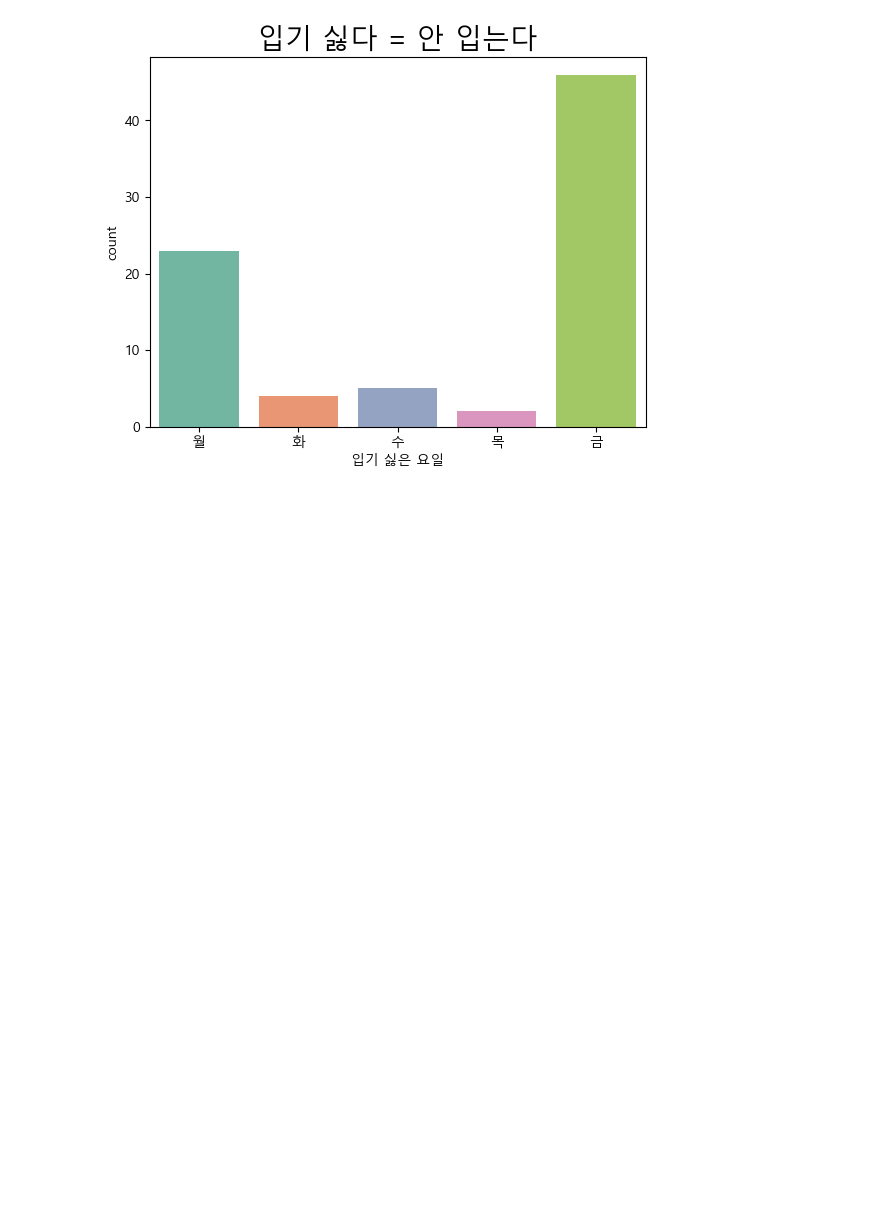
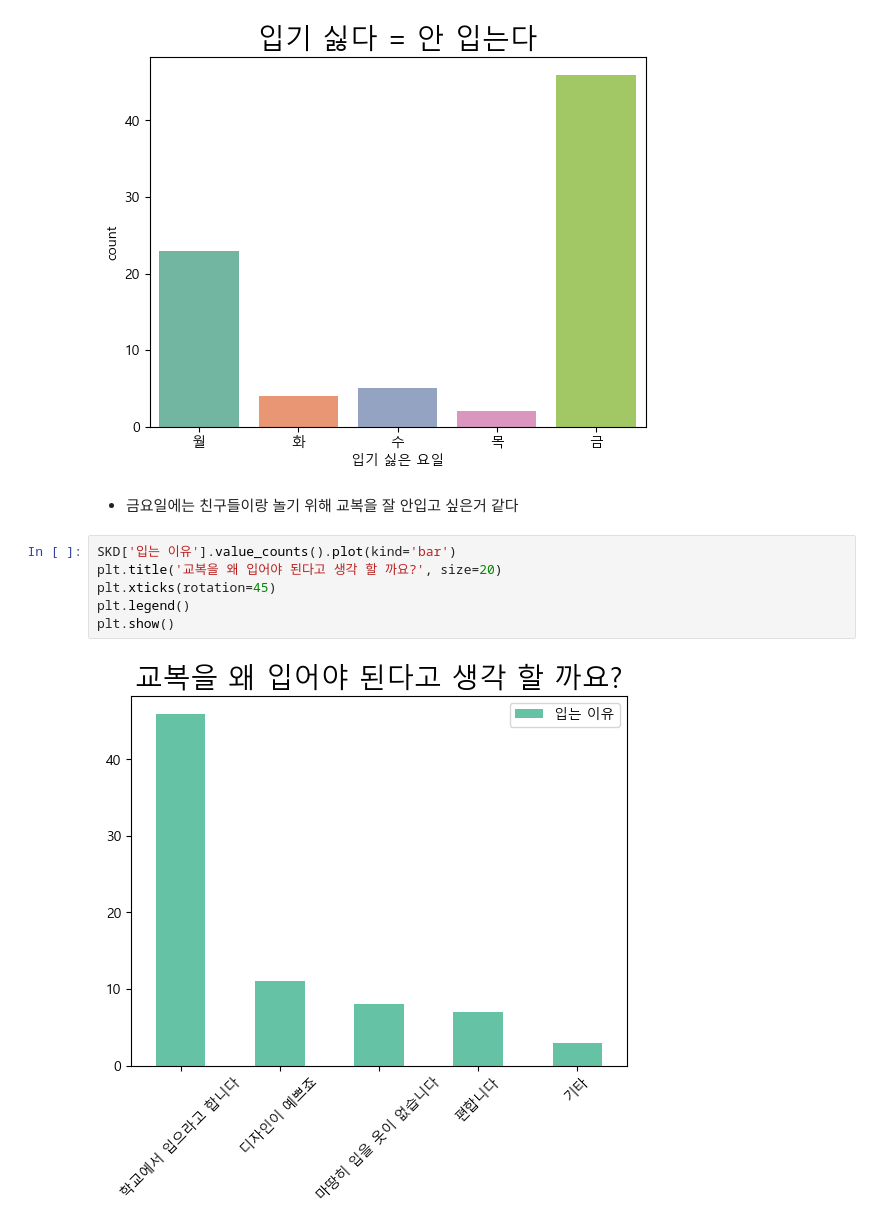
Before and after one commit to minseok06/PPP, a Jupyter notebook: 0급-교복에 대한 생각 분석하기.ipynb, the cells around one changed output. Cells and saved outputs as stored; diff of their text form; blank space fills up the shorter version.

```diff
--- a/0급-교복에 대한 생각 분석하기.ipynb
+++ b/0급-교복에 대한 생각 분석하기.ipynb
@@ -48,3 +64,13 @@ plt.title('입기 싫다 = 안 입는다', fontsize=20)
 plt.show()
 # %% [output]
 [figure]
+# %% [markdown]
+- 금요일에는 친구들이랑 놀기 위해 교복을 잘 안입고 싶은거 같다
+# %%
+SKD['입는 이유'].value_counts().plot(kind='bar')
+plt.title('교복을 왜 입어야 된다고 생각 할 까요?', size=20)
+plt.xticks(rotation=45)
+plt.legend()
+plt.show()
+# %% [output]
+[figure, added]
```
Also changed, not shown: parts of 5 cells of this notebook, 1 other file.
